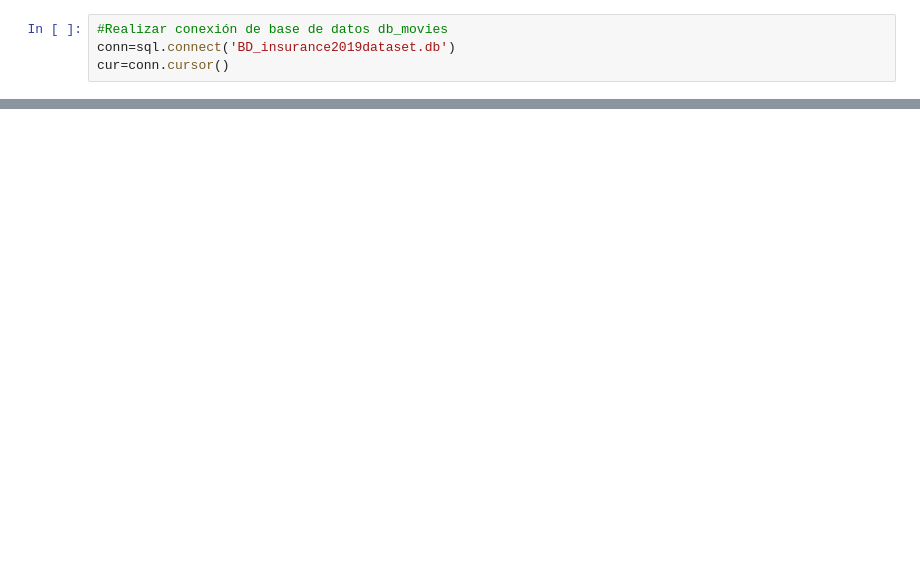
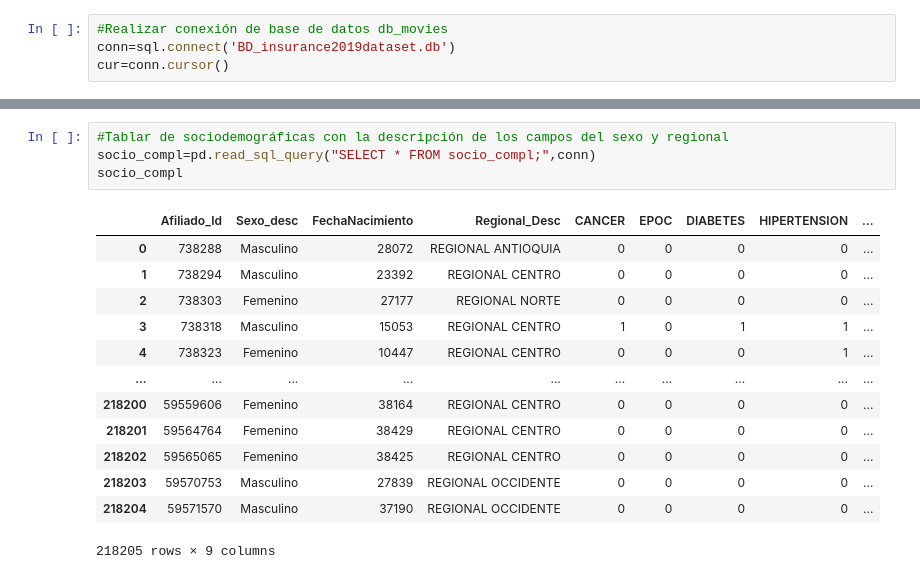
Before and after one commit to danielalopezanaya/FINANZAS, a Jupyter notebook: AnalisiExploratorio.ipynb, the cells around one changed output, grey strips where cells are left out. Saved outputs shown, nothing was run; the diff lists cells and outputs as text; blank space fills up the shorter version.

```diff
--- a/AnalisiExploratorio.ipynb
+++ b/AnalisiExploratorio.ipynb
@@ -118,0 +218,18 @@ pd.read_sql_query("SELECT * FROM diagnosticos;",conn)
+# %%
+#Tablar de sociodemográficas con la descripción de los campos del sexo y regional
+socio_compl=pd.read_sql_query("SELECT * FROM socio_compl;",conn)
+socio_compl
+# %% [output]
+|  | Afiliado_Id | Sexo_desc | FechaNacimiento | Regional_Desc | CANCER | EPOC | DIABETES | HIPERTENSION | ... |
+| 0 | 738288 | Masculino | 28072 | REGIONAL ANTIOQUIA | 0 | 0 | 0 | 0 | ... |
+| 1 | 738294 | Masculino | 23392 | REGIONAL CENTRO | 0 | 0 | 0 | 0 | ... |
+| 2 | 738303 | Femenino | 27177 | REGIONAL NORTE | 0 | 0 | 0 | 0 | ... |
+| 3 | 738318 | Masculino | 15053 | REGIONAL CENTRO | 1 | 0 | 1 | 1 | ... |
+| 4 | 738323 | Femenino | 10447 | REGIONAL CENTRO | 0 | 0 | 0 | 1 | ... |
+| ... | ... | ... | ... | ... | ... | ... | ... | ... | ... |
+| 218200 | 59559606 | Femenino | 38164 | REGIONAL CENTRO | 0 | 0 | 0 | 0 | ... |
+| 218201 | 59564764 | Femenino | 38429 | REGIONAL CENTRO | 0 | 0 | 0 | 0 | ... |
+| 218202 | 59565065 | Femenino | 38425 | REGIONAL CENTRO | 0 | 0 | 0 | 0 | ... |
+| 218203 | 59570753 | Masculino | 27839 | REGIONAL OCCIDENTE | 0 | 0 | 0 | 0 | ... |
+| 218204 | 59571570 | Masculino | 37190 | REGIONAL OCCIDENTE | 0 | 0 | 0 | 0 | ... |
+218205 rows × 9 columns
```
Also changed, not shown: parts of 94 cells of this notebook.
